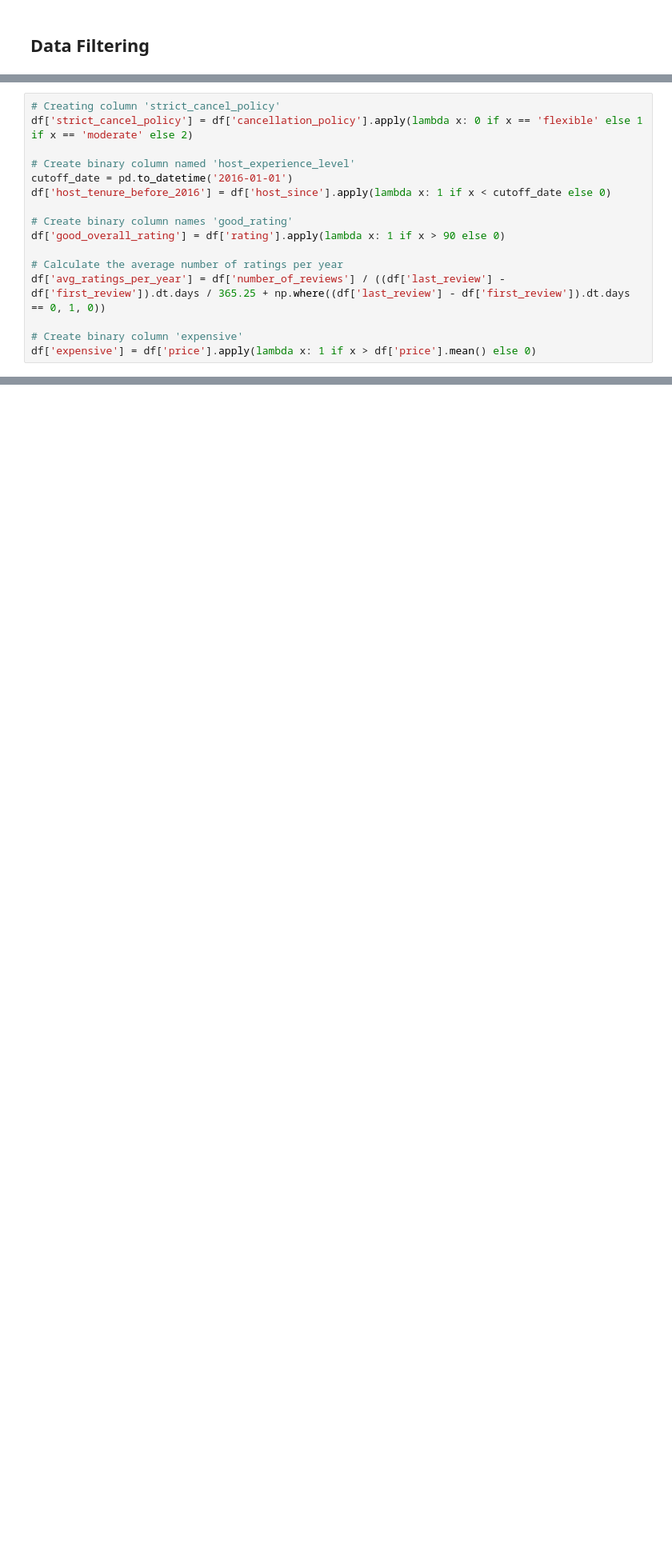
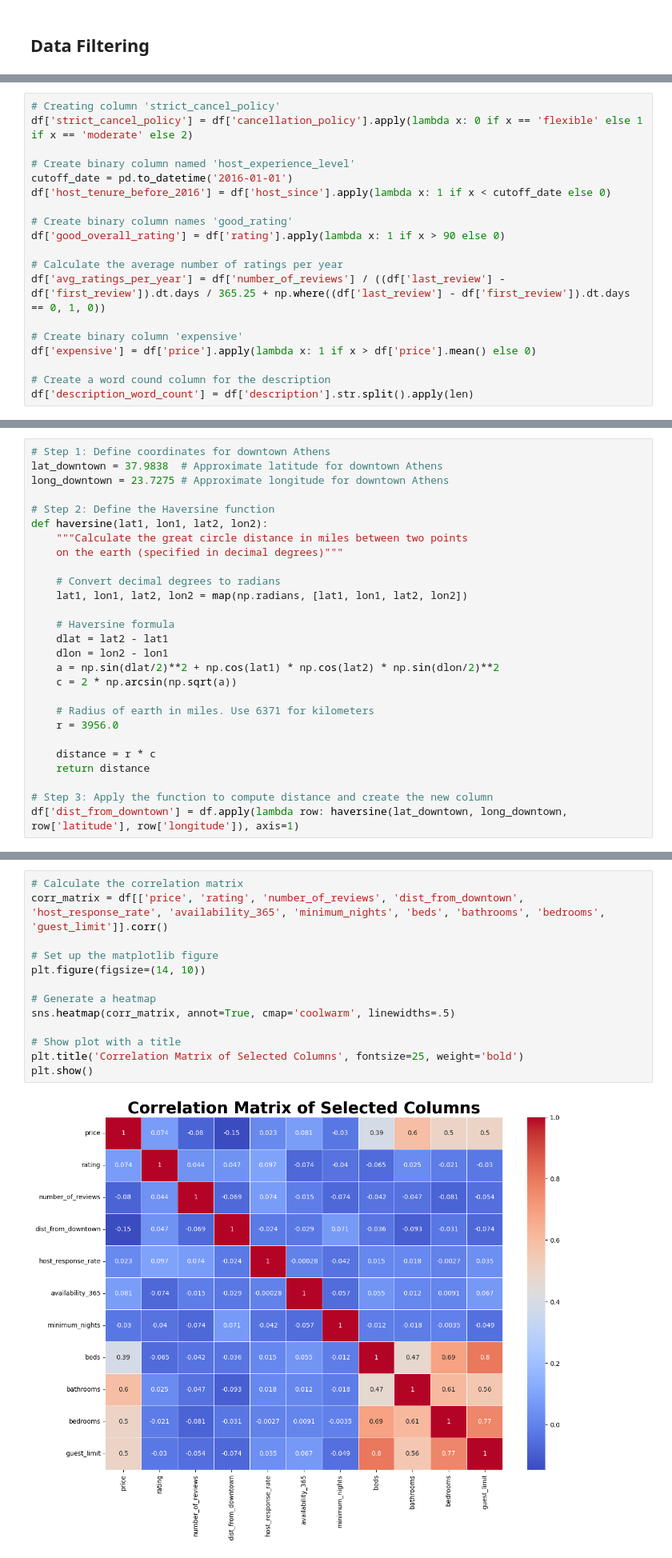
Before and after one commit to jtjohn172/Airbnb-Recommendation-System, a Jupyter notebook: Airbnb_recsys_analysis.ipynb, the cells around one changed output, grey strips where cells are left out. Shown at 80% size. Cells and saved outputs as stored; diff of their text form; blank space fills up the shorter version.

Commit message:
added visualizations, model and markdowns

```diff
--- a/Airbnb_recsys_analysis.ipynb
+++ b/Airbnb_recsys_analysis.ipynb
@@ -219,6 +194,9 @@ df['avg_ratings_per_year'] = df['number_of_reviews'] / ((df['last_review'] - df[
 
 # Create binary column 'expensive'
 df['expensive'] = df['price'].apply(lambda x: 1 if x > df['price'].mean() else 0)
+
+# Create a word cound column for the description
+df['description_word_count'] = df['description'].str.split().apply(len)
 # %% [output]
 A value is trying to be set on a copy of a slice from a DataFrame.
 Try using .loc[row_indexer,col_indexer] = value instead
@@ -242,0 +206,27 @@ https://chat.openai.com/share/d65ac935-6d39-49db-bda1-b52fbd2d57c8
+# %%
+# Step 1: Define coordinates for downtown Athens
+lat_downtown = 37.9838  # Approximate latitude for downtown Athens
+long_downtown = 23.7275 # Approximate longitude for downtown Athens
+
+# Step 2: Define the Haversine function
+def haversine(lat1, lon1, lat2, lon2):
+    """Calculate the great circle distance in miles between two points
+    on the earth (specified in decimal degrees)"""
+
+    # Convert decimal degrees to radians
+    lat1, lon1, lat2, lon2 = map(np.radians, [lat1, lon1, lat2, lon2])
+
+    # Haversine formula
+    dlat = lat2 - lat1
+    dlon = lon2 - lon1
+    a = np.sin(dlat/2)**2 + np.cos(lat1) * np.cos(lat2) * np.sin(dlon/2)**2
+    c = 2 * np.arcsin(np.sqrt(a))
+
+    # Radius of earth in miles. Use 6371 for kilometers
+    r = 3956.0
+
+    distance = r * c
+    return distance
+
+# Step 3: Apply the function to compute distance and create the new column
+df['dist_from_downtown'] = df.apply(lambda row: haversine(lat_downtown, long_downtown, row['latitude'], row['longitude']), axis=1)
@@ -242,0 +237,15 @@ https://chat.openai.com/share/d65ac935-6d39-49db-bda1-b52fbd2d57c8
+# %%
+# Calculate the correlation matrix
+corr_matrix = df[['price', 'rating', 'number_of_reviews', 'dist_from_downtown', 'host_response_rate', 'availability_365', 'minimum_nights', 'beds', 'bathrooms', 'bedrooms', 'guest_limit']].corr()
+
+# Set up the matplotlib figure
+plt.figure(figsize=(14, 10))
+
+# Generate a heatmap
+sns.heatmap(corr_matrix, annot=True, cmap='coolwarm', linewidths=.5)
+
+# Show plot with a title
+plt.title('Correlation Matrix of Selected Columns', fontsize=25, weight='bold')
+plt.show()
+# %% [output]
+[figure, added]
```
Also changed, not shown: parts of 36 cells of this notebook.
